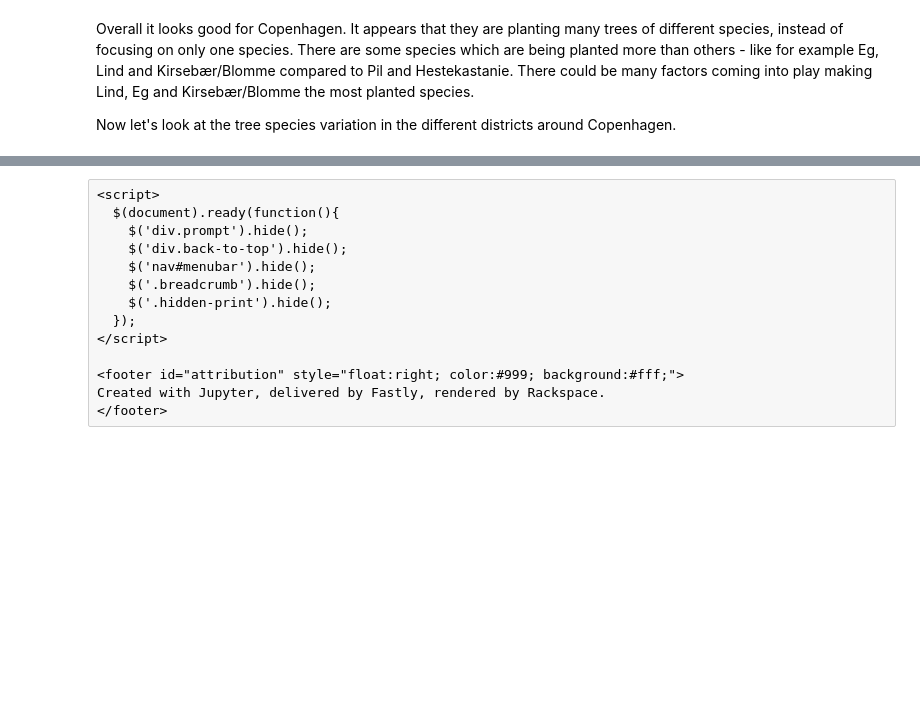
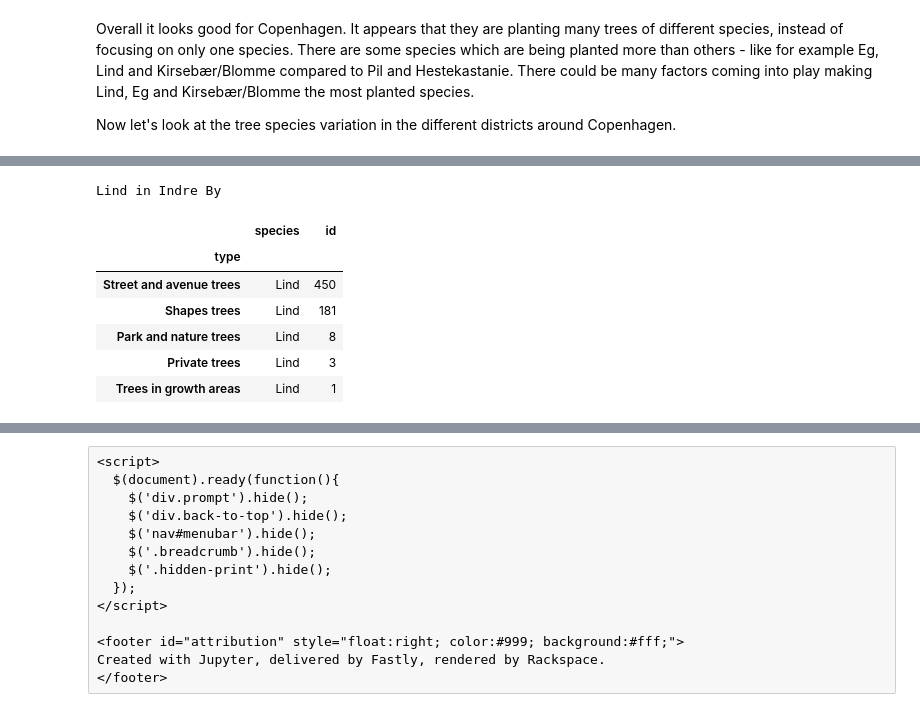
Before and after one commit to Ljoerring/Social-Data-Project, a Jupyter notebook: Story.ipynb, the cells around one changed output, grey strips where cells are left out. Saved outputs shown, nothing was run; the diff lists cells and outputs as text; code cells hidden in the pictures; blank space fills up the shorter version.

```diff
--- a/Story.ipynb
+++ b/Story.ipynb
@@ -870,0 +855,18 @@ Mere fokus på udkast København: Amager, Brønshøj-Husum
+# %%
+print('Lind in Indre By')
+df_district = df[df['district']=='Indre By']
+df_district_type = df_district[df_district['species'].isin(['Lind'])]
+hej = df_district_type[['type','species','id']].groupby(['type','species']).count().sort_values(by='id',ascending=False)
+hej = hej.reset_index()
+hej = hej.set_index('type')
+hej.rename(index = {'Park- og naturtræer':'Park and nature trees','Gade- og allétræer':'Street and avenue trees','Træer i bevoksninger':'Trees in growth areas','Formede træer':'Shapes trees','Private træer':'Private trees'}, inplace=True)
+hej
+# %% [output]
+Lind in Indre By
+|  | species | id |
+| type |  |  |
+| Street and avenue trees | Lind | 450 |
+| Shapes trees | Lind | 181 |
+| Park and nature trees | Lind | 8 |
+| Private trees | Lind | 3 |
+| Trees in growth areas | Lind | 1 |
```
Also changed, not shown: parts of 16 cells of this notebook.
